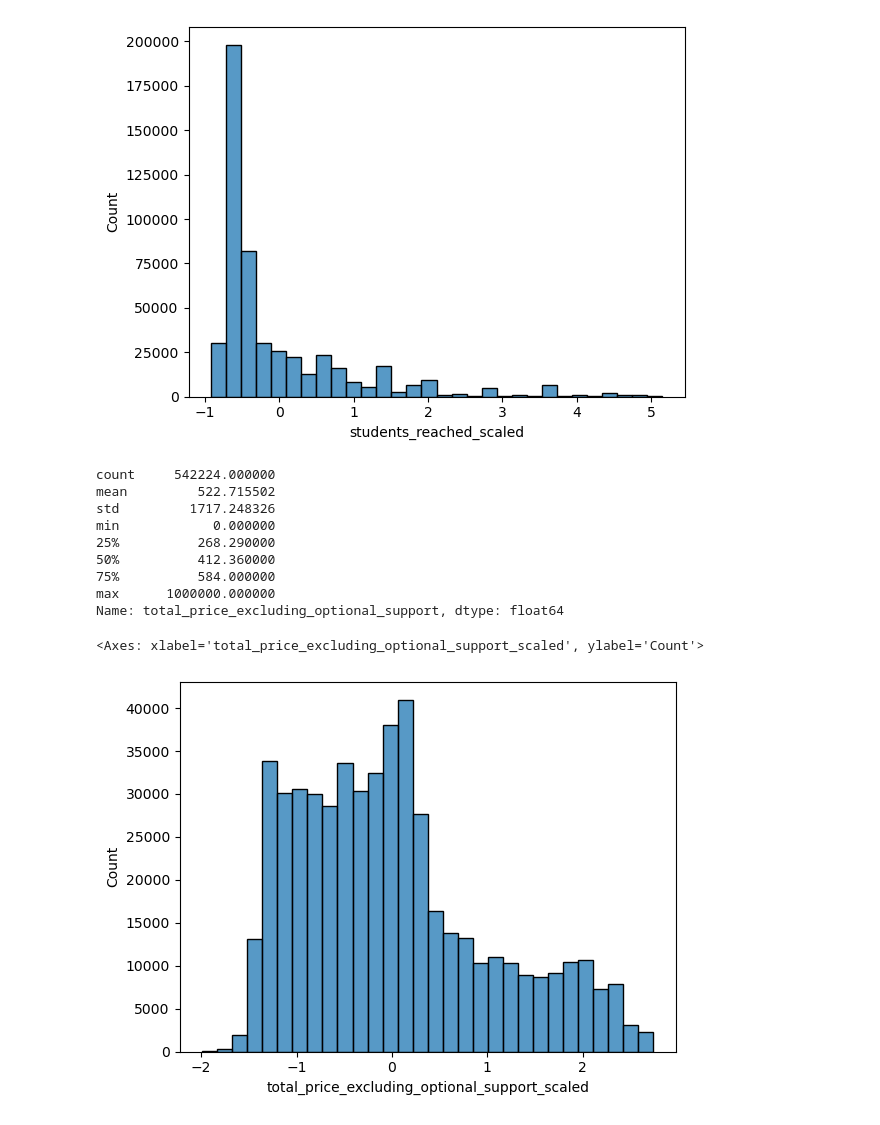
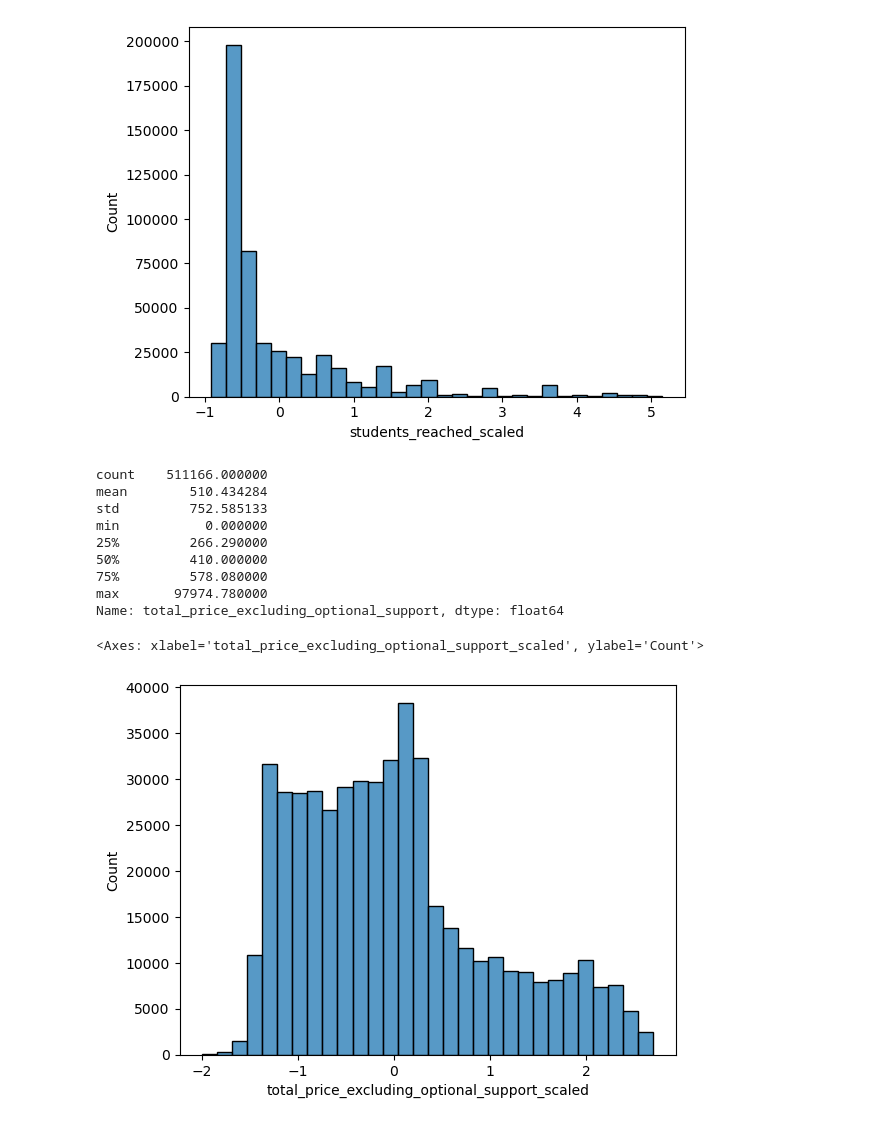
Before and after one commit to yxinzh/project---education, a Jupyter notebook: dataprocessing.ipynb, the cells around one changed output. Saved outputs shown, nothing was run; the diff lists cells and outputs as text; code cells hidden in the pictures.

```diff
--- a/dataprocessing.ipynb
+++ b/dataprocessing.ipynb
@@ -73,3 +63,7 @@ Try using .loc[row_indexer,col_indexer] = value instead
 
 See the caveats in the documentation: https://pandas.pydata.org/pandas-docs/stable/user_guide/indexing.html#returning-a-view-versus-a-copy
   data['fully_funded'] = data['fully_funded'].map(binary_map)
+# %%
+#capitalize states
+
+data['school_state'] = data['school_state'].str.upper()
@@ -163,26 +163,26 @@ sns.histplot(data_noutliers['students_reached_scaled'],bins=30, kde=False)
 <Axes: xlabel='students_reached_scaled', ylabel='Count'>
 [figure]
 # %%
-data['total_price_excluding_optional_support'].describe()
+data_noutliers['total_price_excluding_optional_support'].describe()
 # %% [output]
-count     542224.000000
-mean         522.715502
-std         1717.248326
-min            0.000000
-25%          268.290000
-50%          412.360000
-75%          584.000000
-max      1000000.000000
+count    511166.000000
+mean        510.434284
+std         752.585133
+min           0.000000
+25%         266.290000
+50%         410.000000
+75%         578.080000
+max       97974.780000
 Name: total_price_excluding_optional_support, dtype: float64
 # %%
-q = data['total_price_excluding_optional_support'].quantile(0.95)
+q = data_noutliers['total_price_excluding_optional_support'].quantile(0.95)
 
-data_noutliers = data[data['total_price_excluding_optional_support'] < q]
+data_noutliers = data_noutliers[data_noutliers['total_price_excluding_optional_support'] < q]
 data_noutliers = data_noutliers[data_noutliers['total_price_excluding_optional_support'] > 0.0]
 
 data_noutliers['total_price_excluding_optional_support_scaled'] = scaler.fit_transform(data_noutliers.loc[:,['total_price_excluding_optional_support']])
 
 sns.histplot(data_noutliers['total_price_excluding_optional_support_scaled'],bins=30, kde=False)
 # %% [output]
 <Axes: xlabel='total_price_excluding_optional_support_scaled', ylabel='Count'>
-[figure, old version]
+[figure, new version]
```
Also changed, not shown: parts of 25 cells of this notebook, 1 other file.
